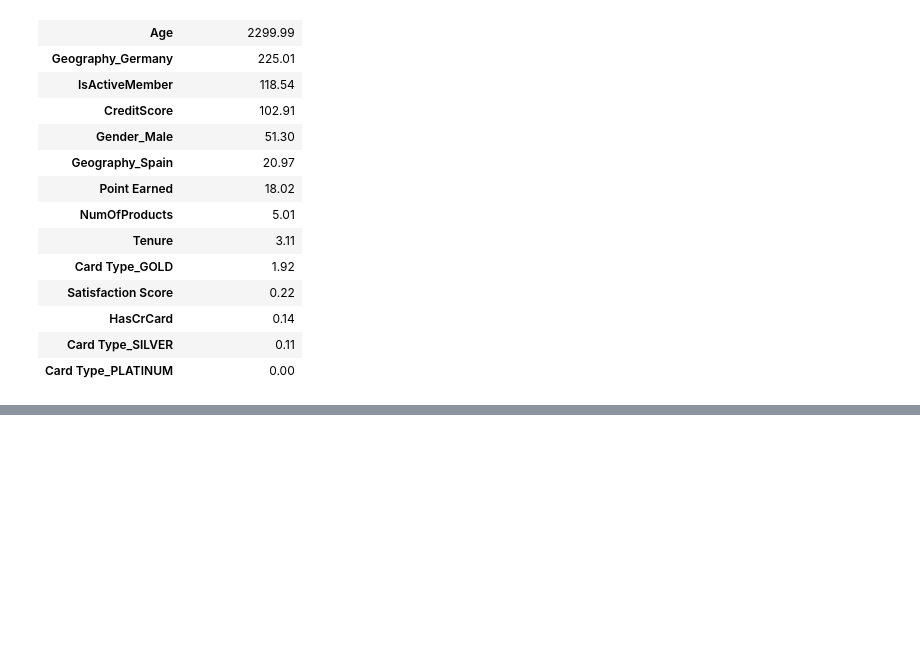
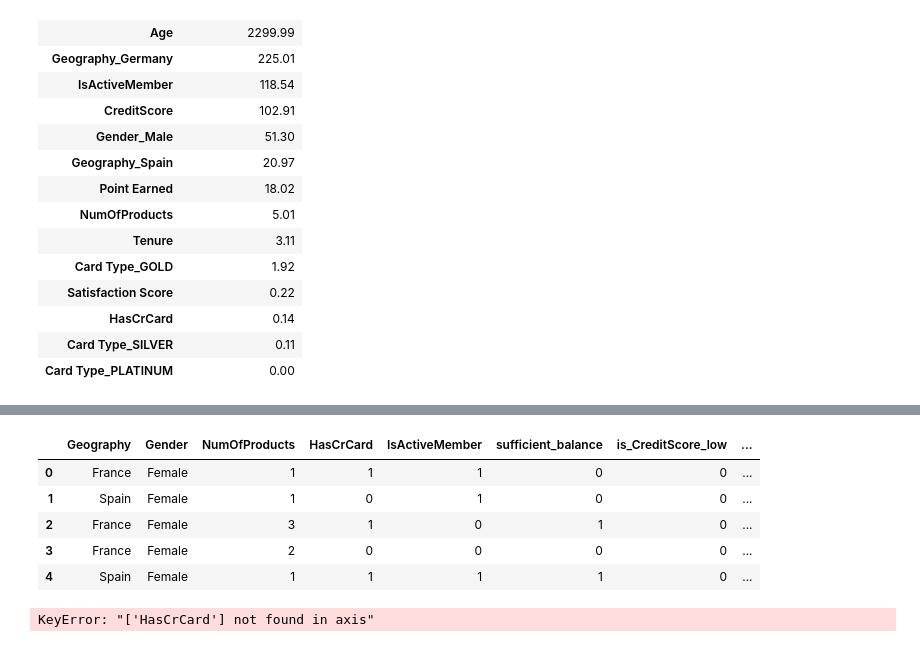
Before and after one commit to ravina029/CustomerChurnPrediction, a Jupyter notebook: research/Feature_Engineering_model_Building.ipynb, the cells around one changed output, grey strips where cells are left out. Saved outputs shown, nothing was run; the diff lists cells and outputs as text; code cells hidden in the pictures; blank space fills up the shorter version.

```diff
--- a/research/Feature_Engineering_model_Building.ipynb
+++ b/research/Feature_Engineering_model_Building.ipynb
@@ -444,0 +589,5 @@ featureScores.sort_values(by = 'Chi Squared Score', ascending = False).round(2)
+# %%
+target = df['Exited']
+
+best_features = SelectKBest(score_func = chi2,k = 'all')
+fit = best_features.fit(features,target)
@@ -444,0 +625,7 @@ featureScores.sort_values(by = 'Chi Squared Score', ascending = False).round(2)
+# %%
+from imblearn.over_sampling import SMOTE
+
+# Assuming X and y are defined appropriately
+
+smote = SMOTE(sampling_strategy='minority')
+X, y= smote.fit_resample(transformed_df, target)
@@ -444,0 +693,13 @@ featureScores.sort_values(by = 'Chi Squared Score', ascending = False).round(2)
+# %%
+X.head()
+# %% [output]
+|  | Geography | Gender | NumOfProducts | HasCrCard | IsActiveMember | sufficient_balance | is_CreditScore_low | ... |
+| 0 | France | Female | 1 | 1 | 1 | 0 | 0 | ... |
+| 1 | Spain | Female | 1 | 0 | 1 | 0 | 0 | ... |
+| 2 | France | Female | 3 | 1 | 0 | 1 | 0 | ... |
+| 3 | France | Female | 2 | 0 | 0 | 0 | 0 | ... |
+| 4 | Spain | Female | 1 | 1 | 1 | 1 | 0 | ... |
+# %%
+X.drop(columns=['HasCrCard'],inplace=True)
+# %% [output]
+KeyError: "['HasCrCard'] not found in axis"
```
Also changed, not shown: parts of 46 cells of this notebook, 17 other files.
